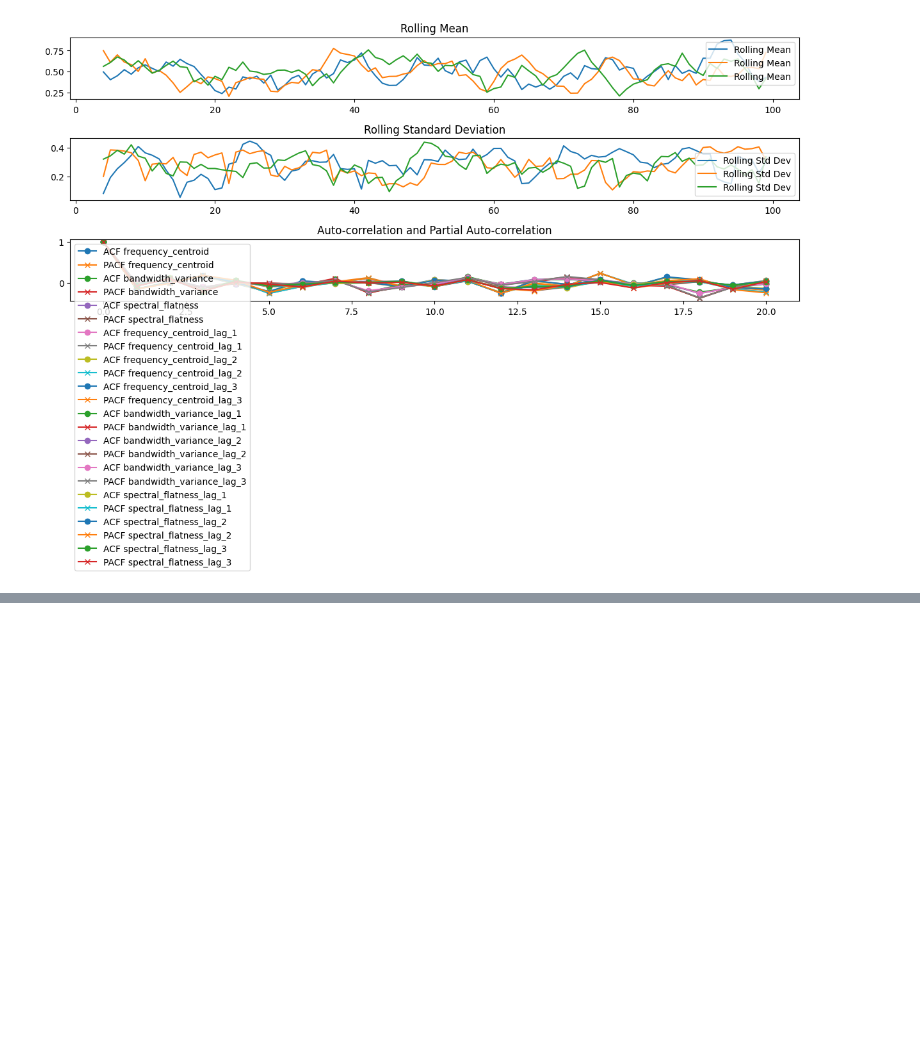
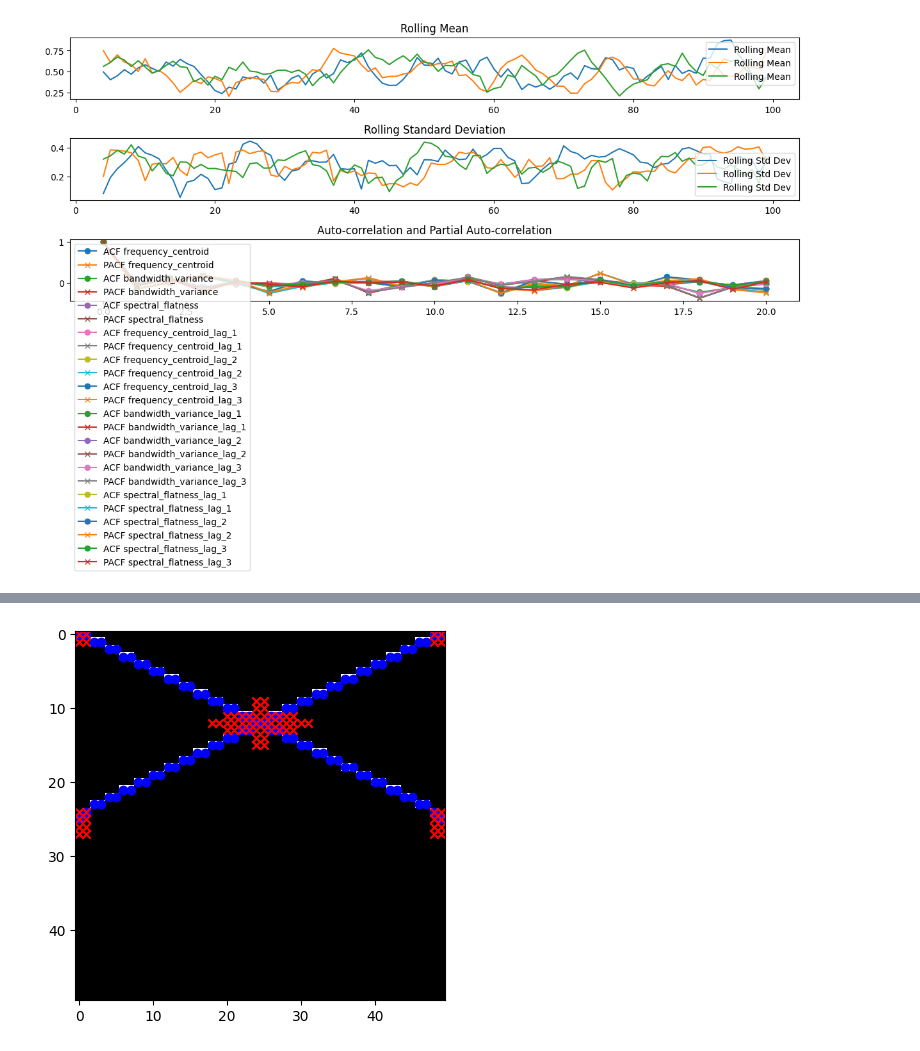
Before and after one commit to sano-r-sit/Machine_Learning_FFT, a Jupyter notebook: Untitled1.ipynb, the cells around one changed output, grey strips where cells are left out. Cells and saved outputs as stored; diff of their text form; code cells hidden in the pictures; blank space fills up the shorter version.

```diff
--- a/Untitled1.ipynb
+++ b/Untitled1.ipynb
@@ -880,0 +1159,9 @@ plt.show()
+# %%
+W, U, b = LSTM_AE.layers[1].get_weights()
+Ws, Us, bs = split_params(W, U, b)
+
+params = [X_train, latent_dim, Ws, Us, bs]
+ht_train = calc_ht(params)
+
+params = [X_test, latent_dim, Ws, Us, bs]
+ht_test = calc_ht(params)
@@ -880,0 +1340,45 @@ plt.show()
+# %%
+import numpy as np
+import matplotlib.pyplot as plt
+from scipy.signal import convolve2d
+
+def harris_corner_detection(image, k=0.05, threshold=0.01, window_size=3):
+    Ix = convolve2d(image, np.array([[-1, 0, 1], [-2, 0, 2], [-1, 0, 1]]), mode='same')
+    Iy = convolve2d(image, np.array([[1, 2, 1], [0, 0, 0], [-1, -2, -1]]), mode='same')
+
+    Ixx = Ix**2
+    Iyy = Iy**2
+    Ixy = Ix * Iy
+
+    window = np.ones((window_size, window_size)) / window_size**2
+    Sxx = convolve2d(Ixx, window, mode='same')
+    Syy = convolve2d(Iyy, window, mode='same')
+    Sxy = convolve2d(Ixy, window, mode='same')
+
+    corners = []
+    for y in range(image.shape[0]):
+        for x in range(image.shape[1]):
+            # 点の周囲のみを考慮
+            det = (Sxx[y, x] * Syy[y, x]) - (Sxy[y, x]**2)
+            trace = Sxx[y, x] + Syy[y, x]
+            R = det - k * (trace**2)
+            if R > threshold:
+                corners.append((x, y))
+
+    return corners
+
+def plot_corners(image, points, corners):
+    plt.imshow(image, cmap='gray')
+    y_points, x_points = zip(*points)
+    plt.scatter(x_points, y_points, c='blue', marker='o')
+    if corners:
+        y_corners, x_corners = zip(*corners)
+        plt.scatter(y_corners, x_corners, c='red', marker='x')
+    plt.show()
+
+# 使用例
+image = matrix  # ステップ1で作成した行列
+corners = harris_corner_detection(matrix)
+plot_corners(image, v_shape_points, corners)
+# %% [output]
+[figure, added]
```
Also changed, not shown: parts of 14 cells of this notebook.
